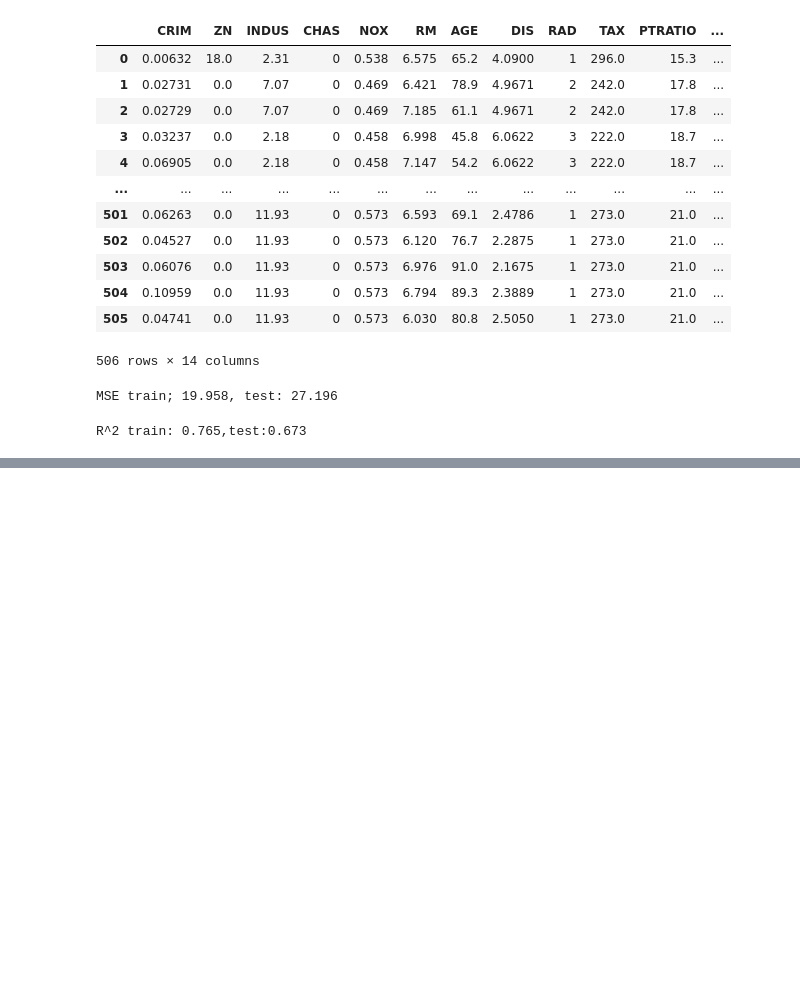
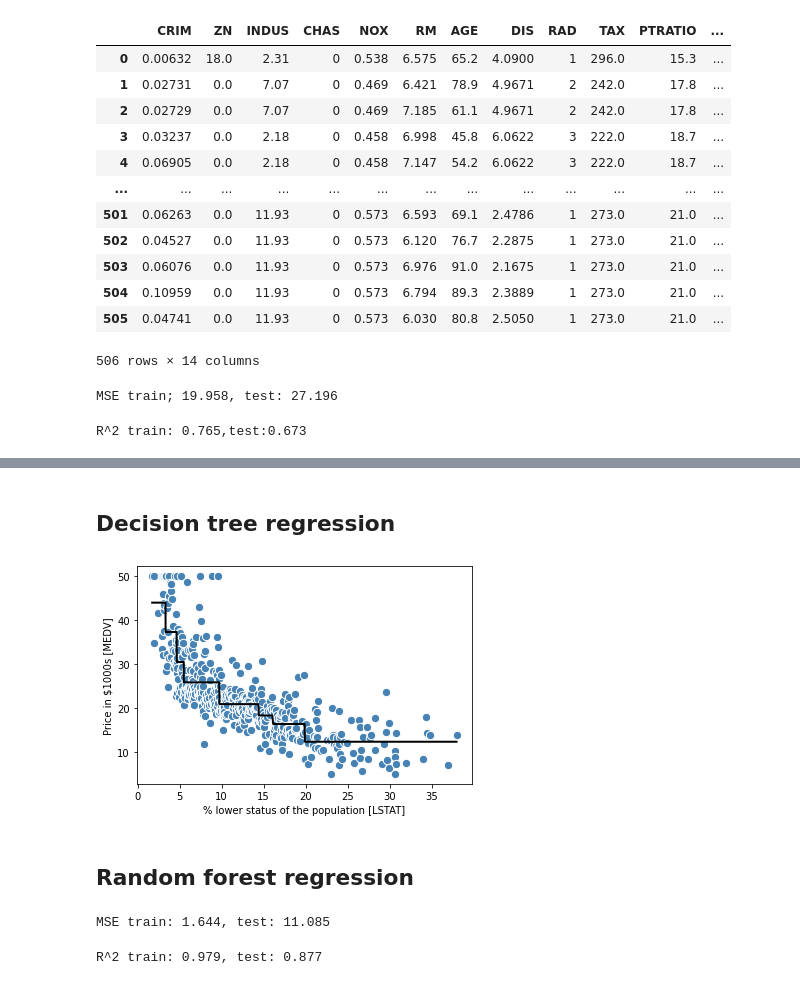
Before and after one commit to mitsyprada/ML-book-exercises, a Jupyter notebook: 10 Predicting Continuous Target Variables with Regression Analysis.ipynb, the cells around one changed output, grey strips where cells are left out. Saved outputs shown, nothing was run; the diff lists cells and outputs as text; code cells hidden in the pictures; blank space fills up the shorter version.

Commit message:
random forests

```diff
--- a/10 Predicting Continuous Target Variables with Regression Analysis.ipynb
+++ b/10 Predicting Continuous Target Variables with Regression Analysis.ipynb
@@ -233,0 +361,16 @@ R^2 train: 0.765,test:0.673
+# %% [markdown]
+## Decision tree regression
+# %%
+X = df[['LSTAT']].values
+y = df['MEDV'].values
+tree = DecisionTreeRegressor(max_depth=3)
+tree.fit(X,y)
+sort_idx = X.flatten().argsort()
+lin_regplot(X[sort_idx], y[sort_idx], tree)
+plt.xlabel('% lower status of the population [LSTAT]')
+plt.ylabel('Price in $1000s [MEDV]')
+plt.show()
+# %% [output]
+[figure, added]
+# %% [markdown]
+## Random forest regression
@@ -233,0 +384,11 @@ R^2 train: 0.765,test:0.673
+# %%
+forest.fit(X_train,y_train)
+y_train_pred = forest.predict(X_train)
+y_test_pred = forest.predict(X_test)
+print('MSE train: %.3f, test: %.3f' % (mean_squared_error(y_train,y_train_pred), mean_squared_error(y_test,y_test_pred)))
+# %% [output]
+MSE train: 1.644, test: 11.085
+# %%
+print('R^2 train: %.3f, test: %.3f' % (r2_score(y_train,y_train_pred),r2_score(y_test,y_test_pred)))
+# %% [output]
+R^2 train: 0.979, test: 0.877
```
Also changed, not shown: parts of 26 cells of this notebook, 1 other file.
